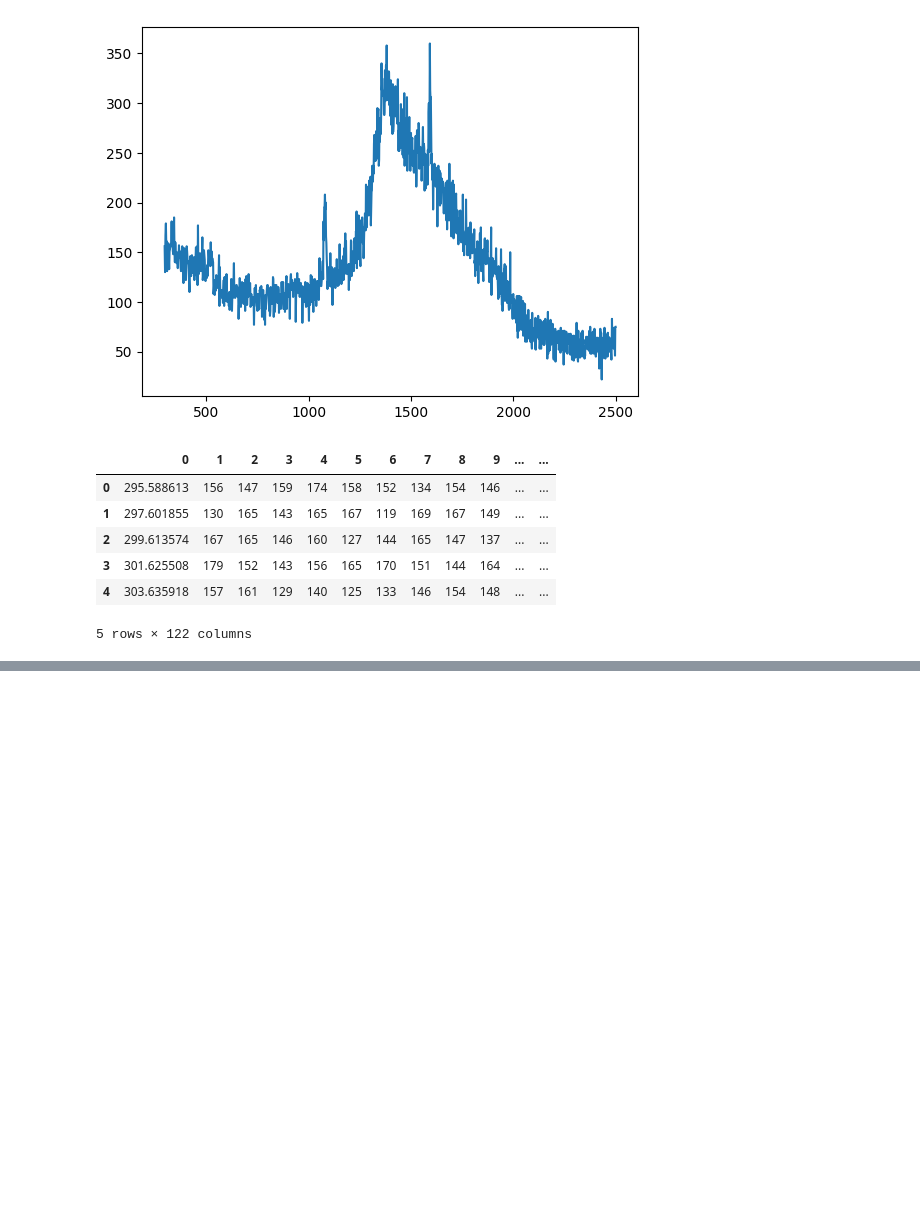
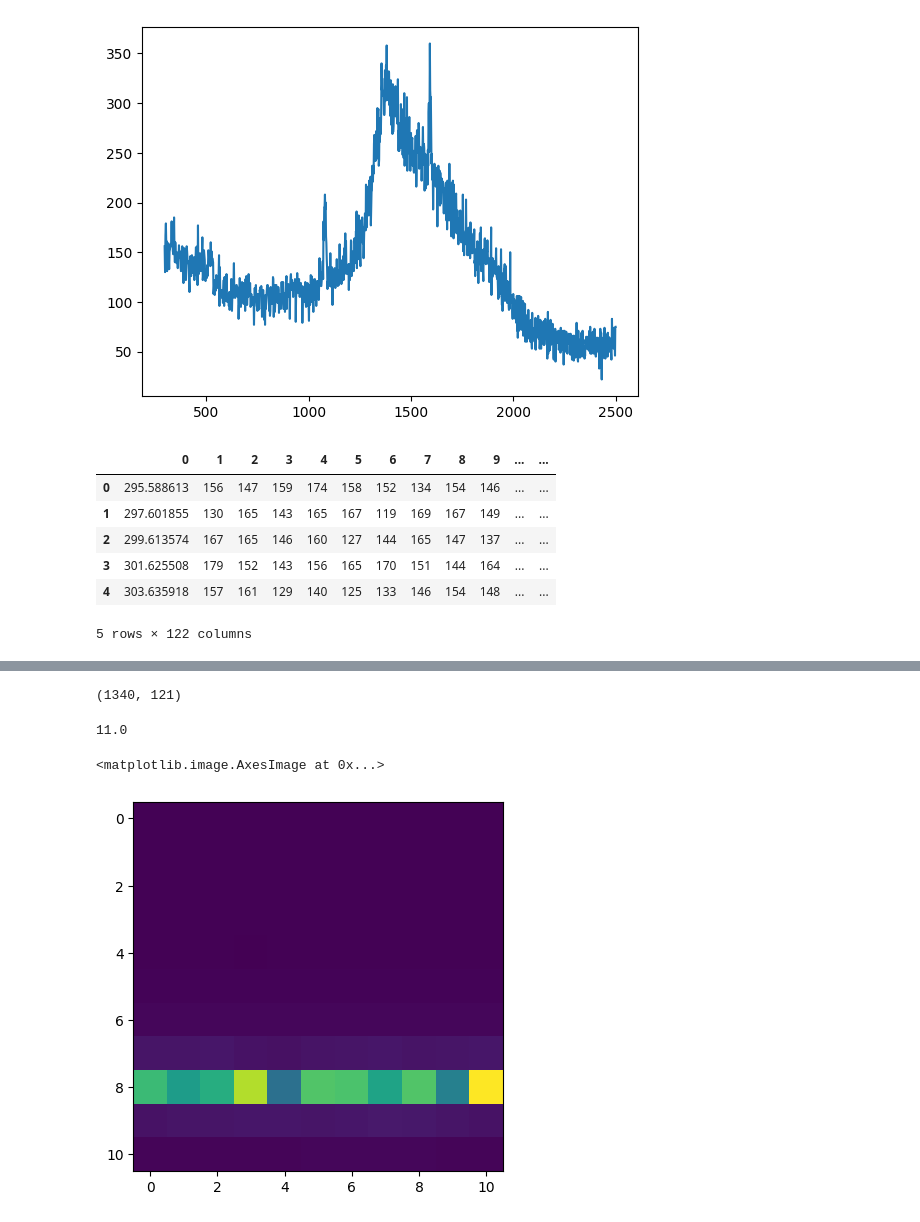
Before and after one commit to moria5161/Ramancloud, a Jupyter notebook: samples/tmp.ipynb, the cells around one changed output, grey strips where cells are left out. Cells and saved outputs as stored; diff of their text form; code cells hidden in the pictures; blank space fills up the shorter version.

```diff
--- a/samples/tmp.ipynb
+++ b/samples/tmp.ipynb
@@ -89,0 +118,2 @@ df.head()
+# %%
+data2 = pd.read_csv('./1x10^-4 4-MBA-0.5s-xz.txt', delimiter='\t', header=None)
@@ -89,0 +140,15 @@ df.head()
+# %%
+arr2 = data2.iloc[:, 1:-1].to_numpy()
+# %%
+arr2.shape
+# %% [output]
+(1340, 121)
+# %%
+121/11
+# %% [output]
+11.0
+# %%
+plt.imshow(arr2.mean(0).reshape(-1, 11))
+# %% [output]
+<matplotlib.image.AxesImage at 0x...>
+[figure, added]
```
Also changed, not shown: parts of 16 cells of this notebook, 14 other files.
